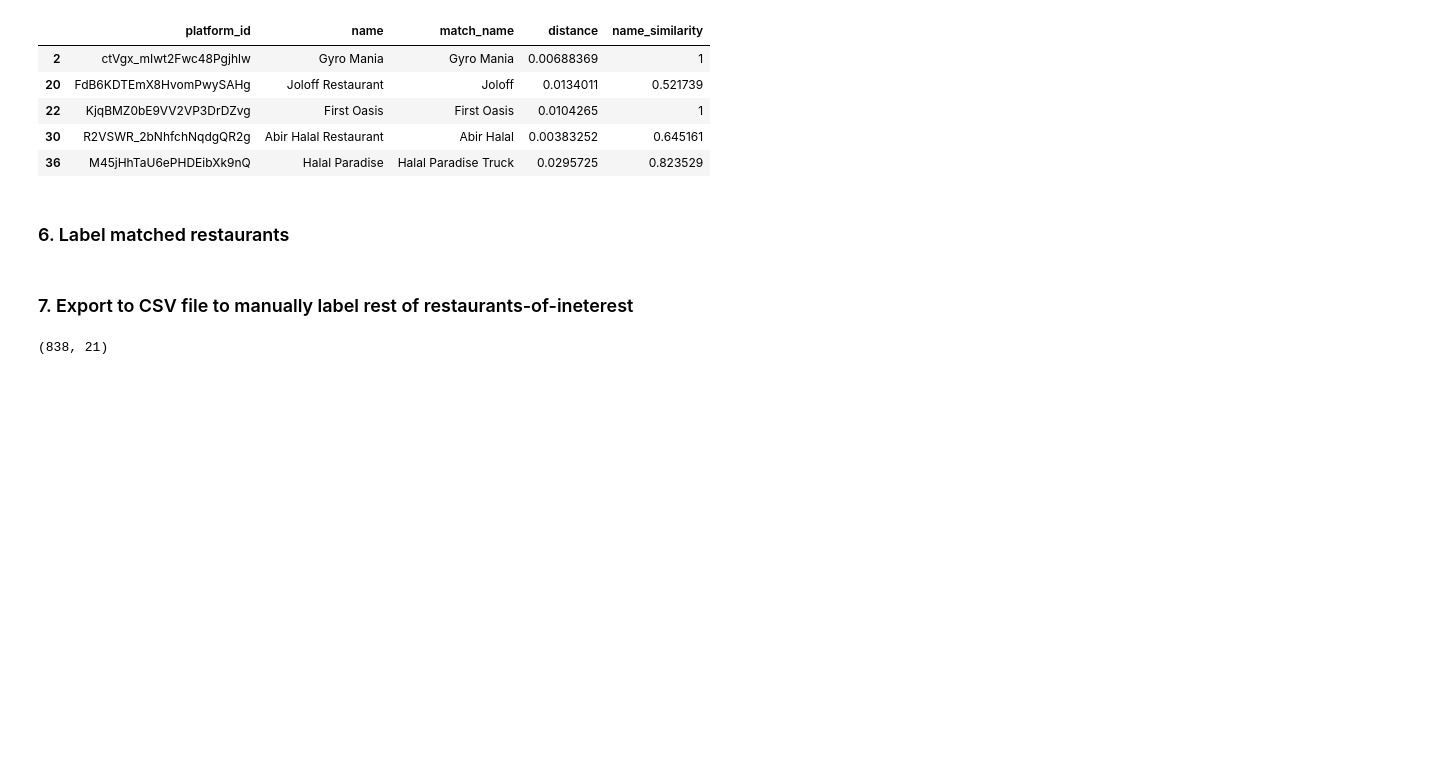
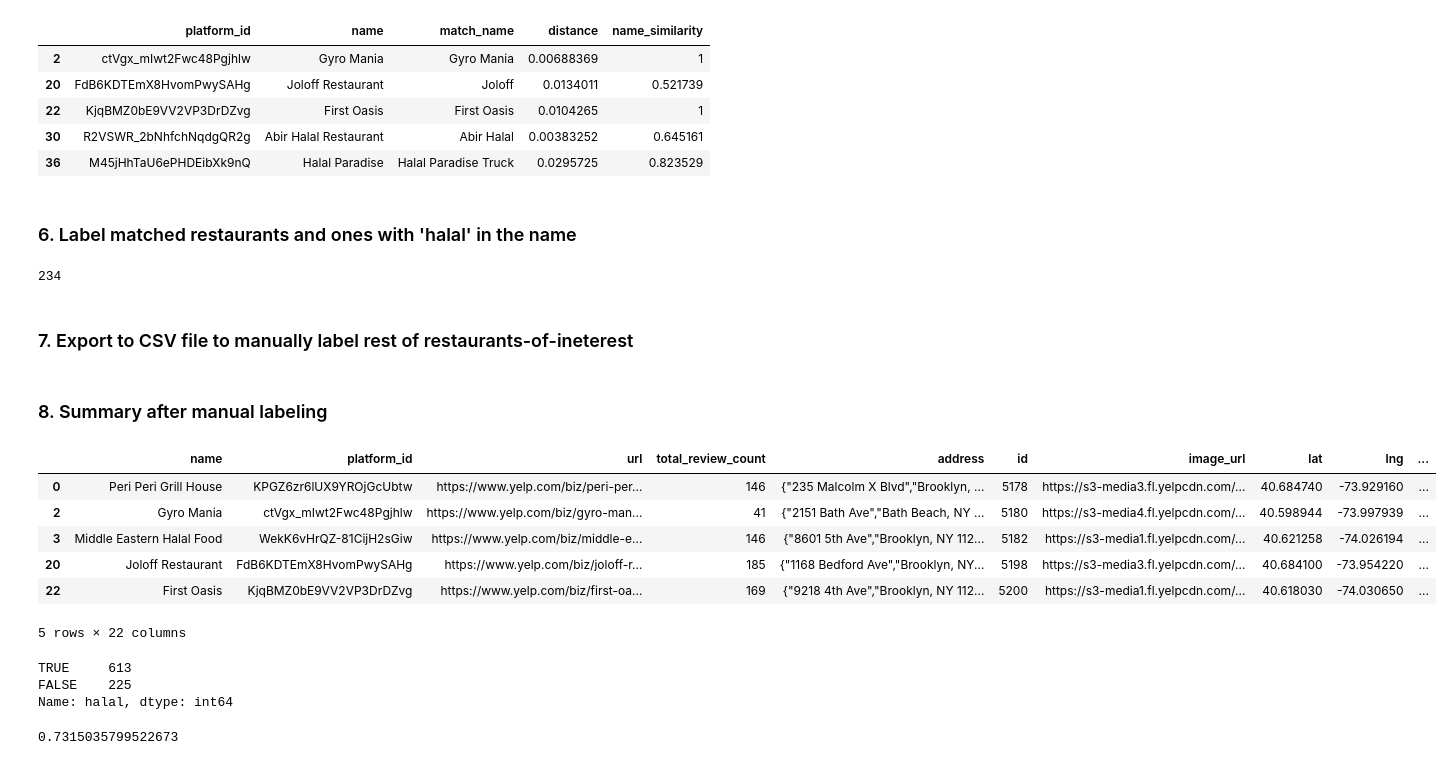
Before and after one commit to WAzaizeh/Halal_o_Meter, a Jupyter notebook: src/data/data_collection/target_feature/Target_Feature.ipynb, the cells around one changed output. Saved outputs shown, nothing was run; the diff lists cells and outputs as text; code cells hidden in the pictures; blank space fills up the shorter version.

Commit message:
TFeature Engineering - Cleaned up target labeling code and added summary

```diff
--- a/src/data/data_collection/target_feature/Target_Feature.ipynb
+++ b/src/data/data_collection/target_feature/Target_Feature.ipynb
@@ -208,13 +207,37 @@ matched_df.head()
 | 30 | R2VSWR_2bNhfchNqdgQR2g | Abir Halal Restaurant | Abir Halal | 0.00383252 | 0.645161 |
 | 36 | M45jHhTaU6ePHDEibXk9nQ | Halal Paradise | Halal Paradise Truck | 0.0295725 | 0.823529 |
 # %% [markdown]
-### 6. Label matched restaurants
+### 6. Label matched restaurants and ones with 'halal' in the name
 # %%
 halal_df['halal'] = halal_df.apply(lambda row: True if row['platform_id'] in matched_df['platform_id'].tolist() else False, axis=1)
 assert halal_df['halal'].sum() == 89
+
+halal_df['halal'] = halal_df.apply(lambda row: True if 'halal' in row['name'].lower() else row['halal'], axis=1)
+assert halal_df2['halal'].sum() == 234
+# %% [output]
+234
 # %% [markdown]
 ### 7. Export to CSV file to manually label rest of restaurants-of-ineterest
 # %%
-halal_df.to_csv('/Users/wesamazaizeh/Desktop/Projects/halal_o_meter/src/data/data_collection/target_feature/label_target.csv')
+file_path = '/Users/wesamazaizeh/Desktop/Projects/halal_o_meter/src/data/data_collection/target_feature/label_target.csv'
+halal_df.to_csv(file_path, index=False)
-# %% [output]
-(838, 21)
+# %% [markdown]
+### 8. Summary after manual labeling
+# %%
+labeled_df = pd.read_csv(file_path, index_col=0)
+labeled_df.head()
+# %% [output]
+|  | name | platform_id | url | total_review_count | address | id | image_url | lat | lng | ... |
+| 0 | Peri Peri Grill House | KPGZ6zr6lUX9YROjGcUbtw | https://www.yelp.com/biz/peri-per... | 146 | {"235 Malcolm X Blvd","Brooklyn, ... | 5178 | https://s3-media3.fl.yelpcdn.com/... | 40.684740 | -73.929160 | ... |
+| 2 | Gyro Mania | ctVgx_mIwt2Fwc48Pgjhlw | https://www.yelp.com/biz/gyro-man... | 41 | {"2151 Bath Ave","Bath Beach, NY ... | 5180 | https://s3-media4.fl.yelpcdn.com/... | 40.598944 | -73.997939 | ... |
+| 3 | Middle Eastern Halal Food | WekK6vHrQZ-81CijH2sGiw | https://www.yelp.com/biz/middle-e... | 146 | {"8601 5th Ave","Brooklyn, NY 112... | 5182 | https://s3-media1.fl.yelpcdn.com/... | 40.621258 | -74.026194 | ... |
+| 20 | Joloff Restaurant | FdB6KDTEmX8HvomPwySAHg | https://www.yelp.com/biz/joloff-r... | 185 | {"1168 Bedford Ave","Brooklyn, NY... | 5198 | https://s3-media3.fl.yelpcdn.com/... | 40.684100 | -73.954220 | ... |
+| 22 | First Oasis | KjqBMZ0bE9VV2VP3DrDZvg | https://www.yelp.com/biz/first-oa... | 169 | {"9218 4th Ave","Brooklyn, NY 112... | 5200 | https://s3-media1.fl.yelpcdn.com/... | 40.618030 | -74.030650 | ... |
+5 rows × 22 columns
+# %%
+labeled_df['halal'] = labeled_df['halal'].str.replace('FLASE', 'FALSE')
+labeled_df['halal'].value_counts()
+# %% [output]
+TRUE     613
+FALSE    225
+Name: halal, dtype: int64
@@ -220,0 +246,4 @@ halal_df.to_csv('/Users/wesamazaizeh/Desktop/Projects/halal_o_meter/src/data/dat
+# %%
+613/838
+# %% [output]
+0.7315035799522673
```
Also changed, not shown: parts of 4 cells of this notebook, 2 other files.
